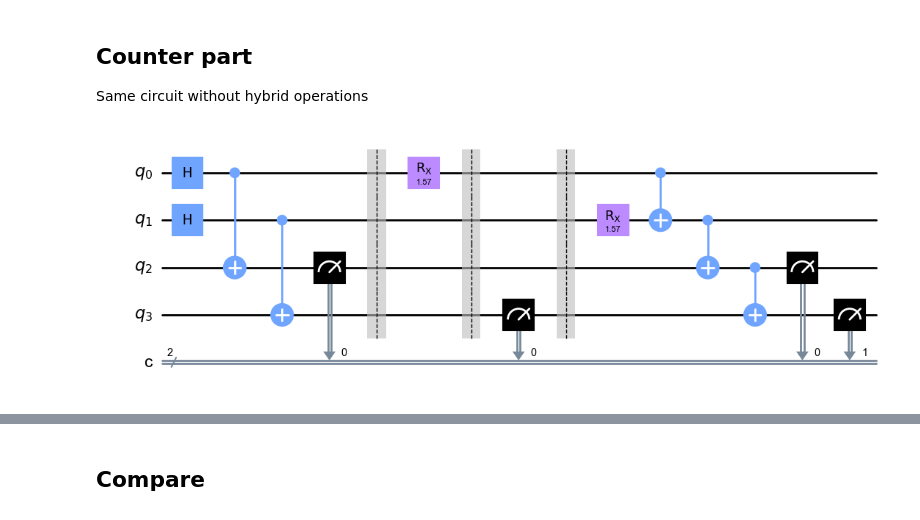
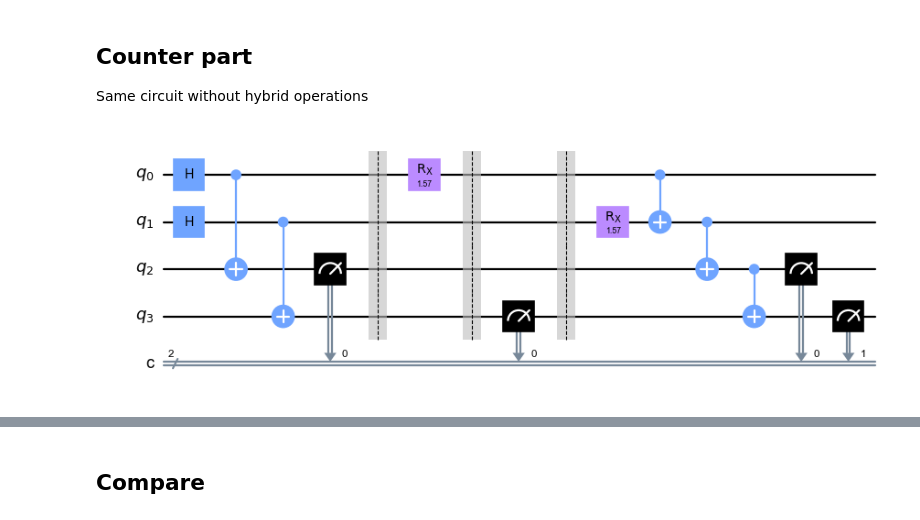
Before and after one commit to hoolheart/scout, a Jupyter notebook: notebooks/02-quantum-computing/03-hybrid-circuit.ipynb, the cells around one changed output, grey strips where cells are left out. Drawn from its saved outputs; the diff is of its cells as text; code cells hidden in the pictures.

```diff
--- a/notebooks/02-quantum-computing/03-hybrid-circuit.ipynb
+++ b/notebooks/02-quantum-computing/03-hybrid-circuit.ipynb
@@ -97,32 +91,32 @@ qasm1 = """
 OPENQASM 2.0;
 include "qelib1.inc";
 
 qreg q[4];
 creg c[2];
 
 h q[0];
 h q[1];
 
 cx q[0], q[2];
 cx q[1], q[3];
 
 measure q[2] -> c[0];
 barrier q;
 rx(1.570796) q[0];
 
 barrier q;
 measure q[3] -> c[0];
 barrier q;
 rx(1.570796) q[1];
 
 cx q[0], q[1];
 cx q[1], q[2];
 cx q[2], q[3];
 
 measure q[2] -> c[0];
 measure q[3] -> c[1];
 """
 circ1 = qiskit.QuantumCircuit.from_qasm_str(qasm1)
-circ1.draw()
+circ1.draw(style='clifford', scale=0.8)
 # %% [output]
-[figure, old version]
+[figure, new version]
```
Also changed, not shown: parts of 13 cells of this notebook.
